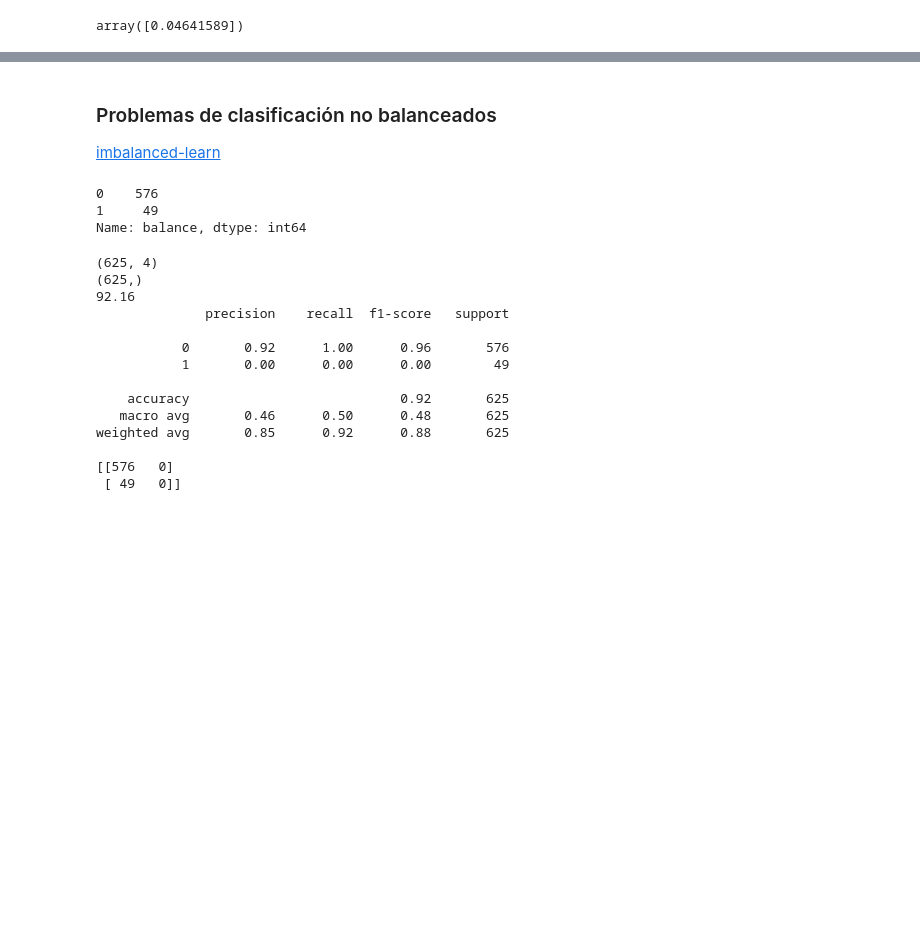
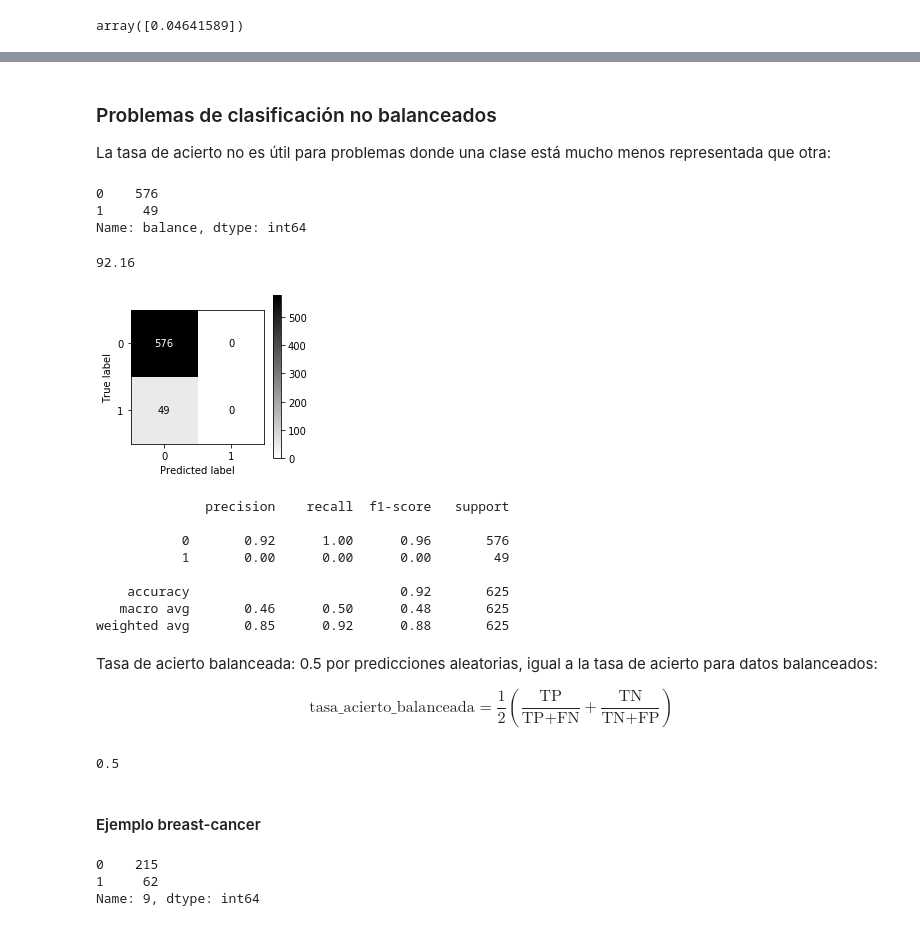
Before and after one commit to albertotb/curso-ml-python, a Jupyter notebook: notebook/sklearn/06-linear_classification.ipynb, the cells around one changed output, grey strips where cells are left out. Drawn from its saved outputs; the diff is of its cells as text; code cells hidden in the pictures; blank space fills up the shorter version.

```diff
--- a/notebook/sklearn/06-linear_classification.ipynb
+++ b/notebook/sklearn/06-linear_classification.ipynb
@@ -157,7 +163,7 @@ print(fn)
-# %% [markdown]
-### Problemas de clasificación no balanceados
-
-[imbalanced-learn](https://imbalanced-learn.org/stable/)
+# %% [markdown]
+### Problemas de clasificación no balanceados
+
+La tasa de acierto no es útil para problemas donde una clase está mucho menos representada que otra:
 # %%
 import pandas as pd
 df = pd.read_csv('../../data/balance-scale.data',  names=['balance', 'var1', 'var2', 'var3', 'var4'])
@@ -170,33 +176,43 @@ df['balance'].value_counts()
 Name: balance, dtype: int64
 # %%
 from sklearn.linear_model import LogisticRegression
-from sklearn.metrics import confusion_matrix, f1_score, classification_report
+from sklearn.metrics import confusion_matrix, f1_score, classification_report, plot_confusion_matrix
 
 X = df.drop(columns='balance').values
 y = df['balance'].values
-
-print(X.shape)
-print(y.shape)
 
 model = LogisticRegression(solver='liblinear')
 model.fit(X, y)
 ypred = model.predict(X)
 print(model.score(X, y) * 100)
-
-print(classification_report(y, ypred, zero_division=0))
-print(confusion_matrix(y, ypred))
 # %% [output]
-(625, 4)
-(625,)
 92.16
-              precision    recall  f1-score   support
-
-           0       0.92      1.00      0.96       576
-           1       0.00      0.00      0.00        49
-
-    accuracy                           0.92       625
-   macro avg       0.46      0.50      0.48       625
-weighted avg       0.85      0.92      0.88       625
-
-[[576   0]
- [ 49   0]]
+# %%
+import matplotlib.pyplot as plt
+fig, ax = plt.subplots(figsize=(3, 3))
+plot_confusion_matrix(model, X, y, cmap='gray_r', ax=ax);
+# %% [output]
+[figure, added]
+# %%
+print(classification_report(y, ypred, zero_division=0))
+# %% [output]
+              precision    recall  f1-score   support
+
+           0       0.92      1.00      0.96       576
+           1       0.00      0.00      0.00        49
+
+    accuracy                           0.92       625
+   macro avg       0.46      0.50      0.48       625
+weighted avg       0.85      0.92      0.88       625
+# %% [markdown]
+Tasa de acierto balanceada: 0.5 por predicciones aleatorias, igual a la tasa de acierto para datos balanceados:
+
+$$\text{tasa_acierto_balanceada} = \frac{1}{2}\left(\frac{\text{TP}}{\text{TP} + \text{FN}} + \frac{\text{TN}}{\text{TN} + \text{FP}}\right)$$
+# %%
+from sklearn.metrics import balanced_accuracy_score
+
+balanced_accuracy_score(y, ypred)
+# %% [output]
+0.5
+# %% [markdown]
+#### Ejemplo breast-cancer
@@ -202,0 +228,6 @@ weighted avg       0.85      0.92      0.88       625
+# %%
+pd.Series(y).value_counts()
+# %% [output]
+0    215
+1     62
+Name: 9, dtype: int64
```
Also changed, not shown: parts of 18 cells of this notebook, 25 other files.
